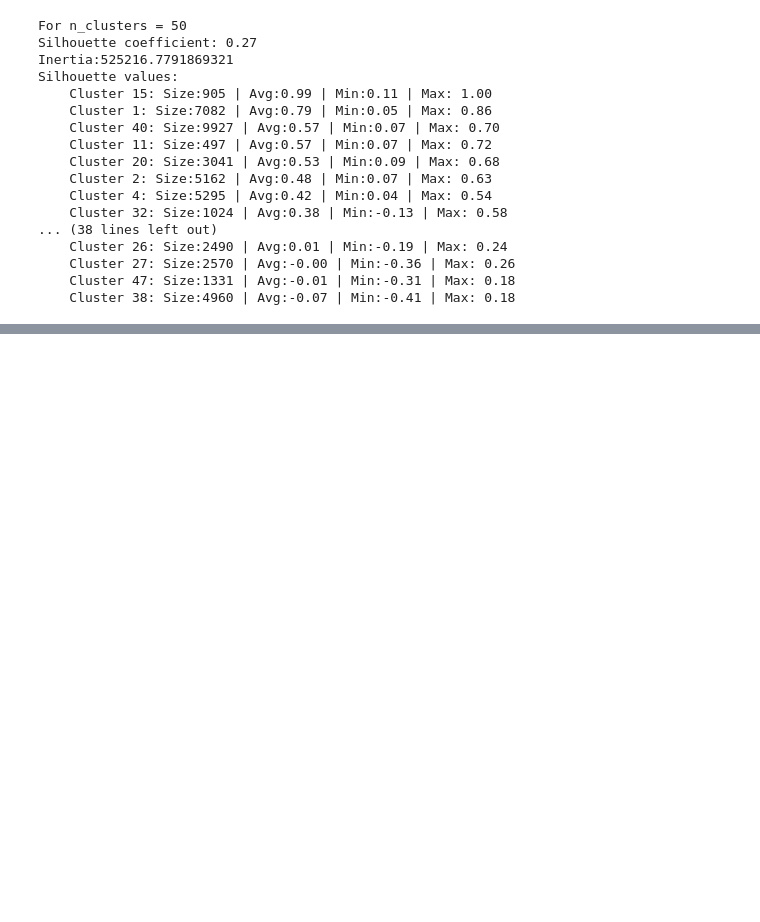
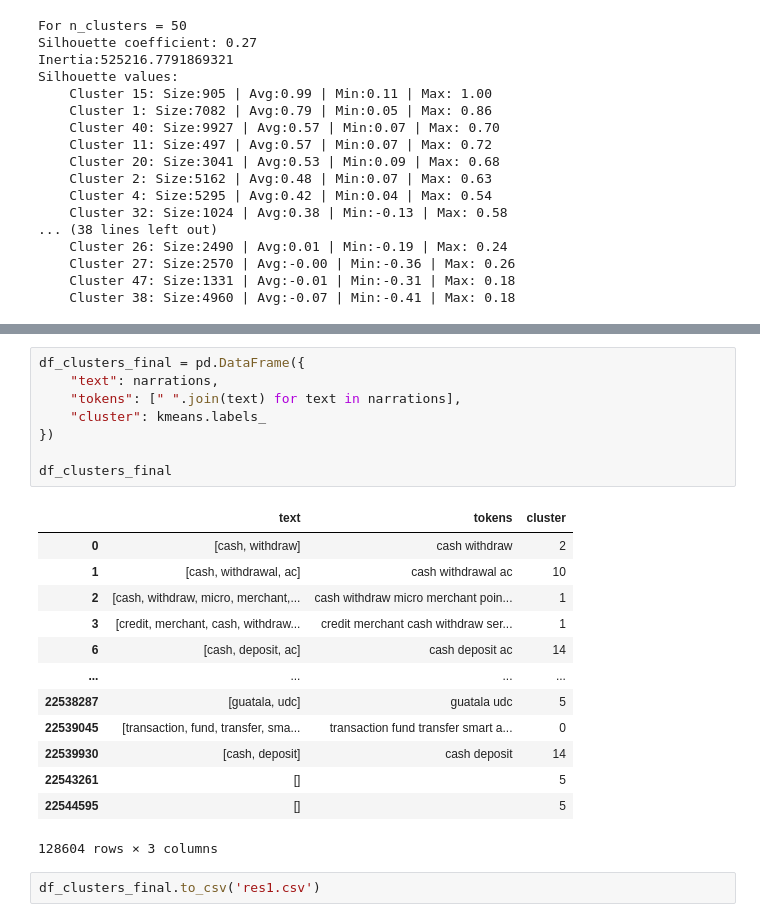
Before and after one commit to hishamcse/Business_Analytics_Transaction_Clustering, a Jupyter notebook: Training_Task.ipynb, the cells around one changed output, grey strips where cells are left out. Drawn from its saved outputs; the diff is of its cells as text; blank space fills up the shorter version.

```diff
--- a/Training_Task.ipynb
+++ b/Training_Task.ipynb
@@ -348,0 +369,24 @@ Silhouette values:
+# %%
+df_clusters_final = pd.DataFrame({
+    "text": narrations,
+    "tokens": [" ".join(text) for text in narrations],
+    "cluster": kmeans.labels_
+})
+
+df_clusters_final
+# %% [output]
+|  | text | tokens | cluster |
+| 0 | [cash, withdraw] | cash withdraw | 2 |
+| 1 | [cash, withdrawal, ac] | cash withdrawal ac | 10 |
+| 2 | [cash, withdraw, micro, merchant,... | cash withdraw micro merchant poin... | 1 |
+| 3 | [credit, merchant, cash, withdraw... | credit merchant cash withdraw ser... | 1 |
+| 6 | [cash, deposit, ac] | cash deposit ac | 14 |
+| ... | ... | ... | ... |
+| 22538287 | [guatala, udc] | guatala udc | 5 |
+| 22539045 | [transaction, fund, transfer, sma... | transaction fund transfer smart a... | 0 |
+| 22539930 | [cash, deposit] | cash deposit | 14 |
+| 22543261 | [] |  | 5 |
+| 22544595 | [] |  | 5 |
+128604 rows × 3 columns
+# %%
+df_clusters_final.to_csv('res1.csv')
```
Also changed, not shown: parts of 2 cells of this notebook.
